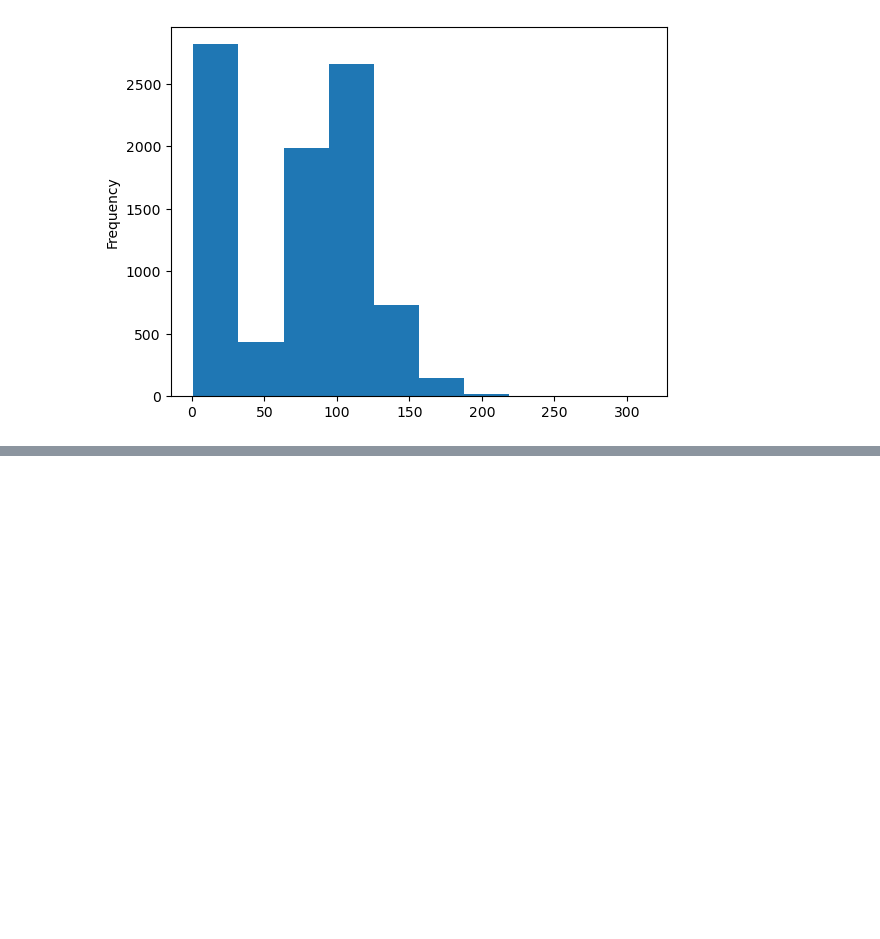
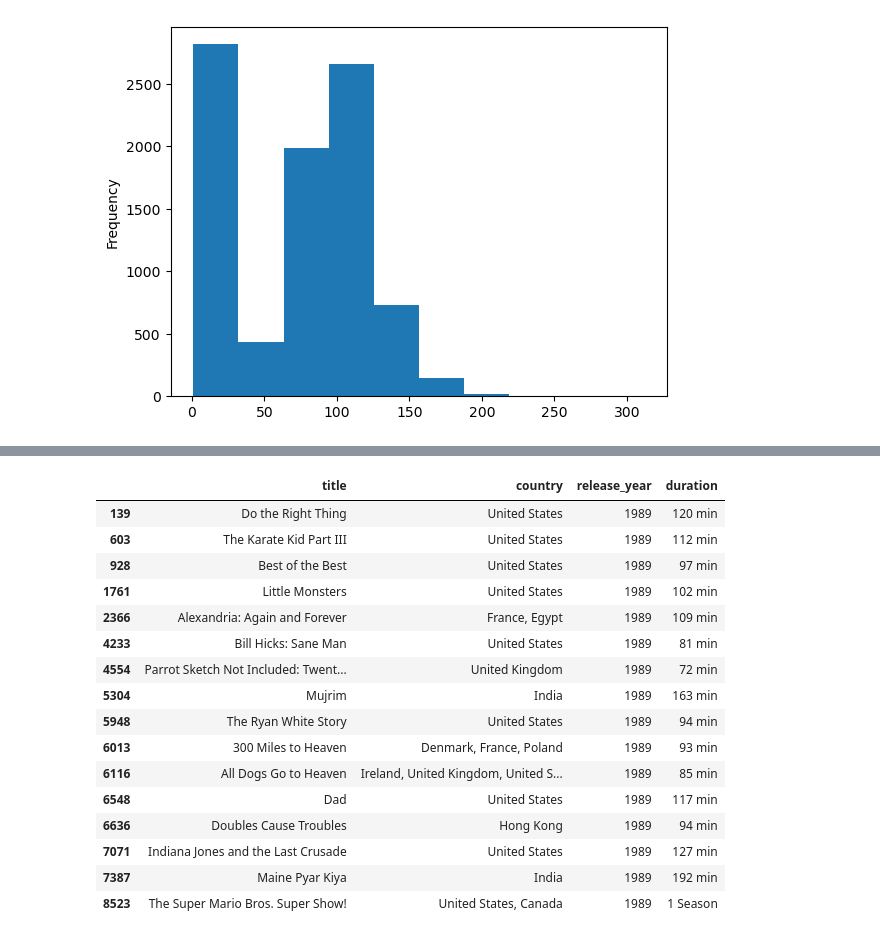
Before and after one commit to BryanHs20/Python-para-Data-Analyst, a Jupyter notebook: Python Avanzado/Data Massaging/Introduccion de Pandas.ipynb, the cells around one changed output, grey strips where cells are left out. Cells and saved outputs as stored; diff of their text form; code cells hidden in the pictures; blank space fills up the shorter version.

```diff
--- a/Python Avanzado/Data Massaging/Introduccion de Pandas.ipynb
+++ b/Python Avanzado/Data Massaging/Introduccion de Pandas.ipynb
@@ -339,0 +400,21 @@ df.duration_num.plot.hist()
+# %%
+# Filtro por año
+df[["title", "country", "release_year", "duration"]].loc[(df["release_year"] == 1989)]
+# %% [output]
+|  | title | country | release_year | duration |
+| 139 | Do the Right Thing | United States | 1989 | 120 min |
+| 603 | The Karate Kid Part III | United States | 1989 | 112 min |
+| 928 | Best of the Best | United States | 1989 | 97 min |
+| 1761 | Little Monsters | United States | 1989 | 102 min |
+| 2366 | Alexandria: Again and Forever | France, Egypt | 1989 | 109 min |
+| 4233 | Bill Hicks: Sane Man | United States | 1989 | 81 min |
+| 4554 | Parrot Sketch Not Included: Twent... | United Kingdom | 1989 | 72 min |
+| 5304 | Mujrim | India | 1989 | 163 min |
+| 5948 | The Ryan White Story | United States | 1989 | 94 min |
+| 6013 | 300 Miles to Heaven | Denmark, France, Poland | 1989 | 93 min |
+| 6116 | All Dogs Go to Heaven | Ireland, United Kingdom, United S... | 1989 | 85 min |
+| 6548 | Dad | United States | 1989 | 117 min |
+| 6636 | Doubles Cause Troubles | Hong Kong | 1989 | 94 min |
+| 7071 | Indiana Jones and the Last Crusade | United States | 1989 | 127 min |
+| 7387 | Maine Pyar Kiya | India | 1989 | 192 min |
+| 8523 | The Super Mario Bros. Super Show! | United States, Canada | 1989 | 1 Season |
```
Also changed, not shown: parts of 39 cells of this notebook, 1 other file.
